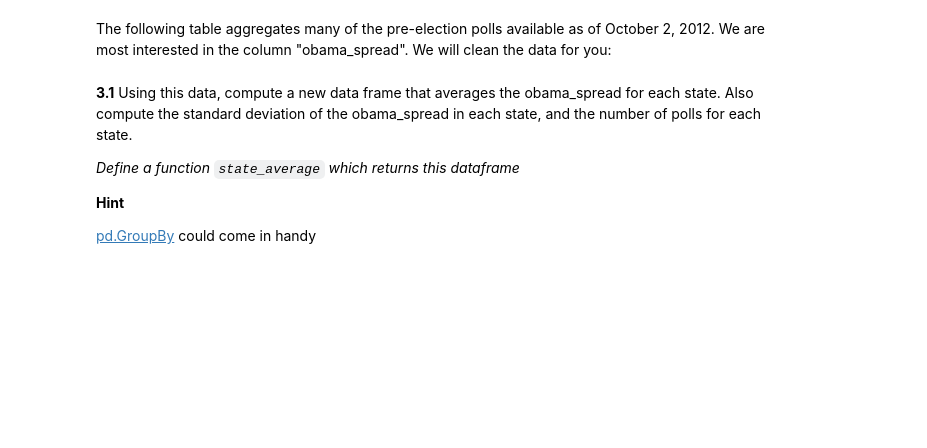
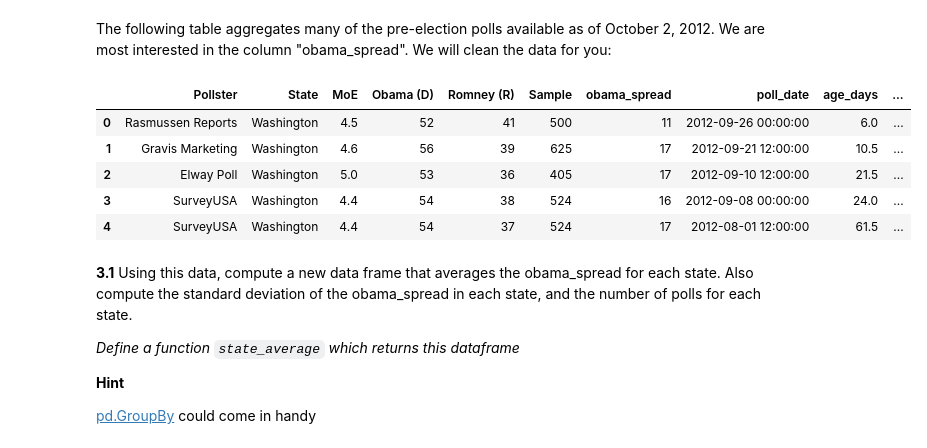
Before and after one commit to imantdaunhawer/content_2013, a Jupyter notebook: HW2.ipynb, the cells around one changed output. Drawn from its saved outputs; the diff is of its cells as text; code cells hidden in the pictures; blank space fills up the shorter version.

```diff
--- a/HW2.ipynb
+++ b/HW2.ipynb
@@ -1173,30 +1173,37 @@ The following table aggregates many of the pre-election polls available as of Oc
 # %%
 multipoll = pd.read_csv('data/cleaned-state_data2012.csv', index_col=0)
 
 #convert state abbreviation to full name
 multipoll.State.replace(states_abbrev, inplace=True)
 
 #convert dates from strings to date objects, and compute midpoint
-multipoll.start_date = multipoll.start_date.apply(pd.datetools.parse)
-multipoll.end_date = multipoll.end_date.apply(pd.datetools.parse)
+multipoll.start_date = multipoll.start_date.apply(pd.to_datetime)   # replaced the pd.datetools.parse from the original version since the module is not available anymore.
+multipoll.end_date = multipoll.end_date.apply(pd.to_datetime)
 multipoll['poll_date'] = multipoll.start_date + (multipoll.end_date - multipoll.start_date).values / 2
 
 #compute the poll age relative to Oct 2, in days
 multipoll['age_days'] = (today - multipoll['poll_date']).values / np.timedelta64(1, 'D')
 
 #drop any rows with data from after oct 2
 multipoll = multipoll[multipoll.age_days > 0]
 
 #drop unneeded columns
 multipoll = multipoll.drop(['Date', 'start_date', 'end_date', 'Spread'], axis=1)
 
 #add electoral vote counts
 multipoll = multipoll.join(electoral_votes, on='State')
 
 #drop rows with missing data
 multipoll.dropna()
 
 multipoll.head()
+# %% [output]
+|  | Pollster | State | MoE | Obama (D) | Romney (R) | Sample | obama_spread | poll_date | age_days | ... |
+| 0 | Rasmussen Reports | Washington | 4.5 | 52 | 41 | 500 | 11 | 2012-09-26 00:00:00 | 6.0 | ... |
+| 1 | Gravis Marketing | Washington | 4.6 | 56 | 39 | 625 | 17 | 2012-09-21 12:00:00 | 10.5 | ... |
+| 2 | Elway Poll | Washington | 5.0 | 53 | 36 | 405 | 17 | 2012-09-10 12:00:00 | 21.5 | ... |
+| 3 | SurveyUSA | Washington | 4.4 | 54 | 38 | 524 | 16 | 2012-09-08 00:00:00 | 24.0 | ... |
+| 4 | SurveyUSA | Washington | 4.4 | 54 | 37 | 524 | 17 | 2012-08-01 12:00:00 | 61.5 | ... |
 # %% [markdown]
 **3.1** Using this data, compute a new data frame that averages the obama_spread for each state. Also compute the standard deviation of the obama_spread in each state, and the number of polls for each state.
 
```
Also changed, not shown: parts of 6 cells of this notebook.
